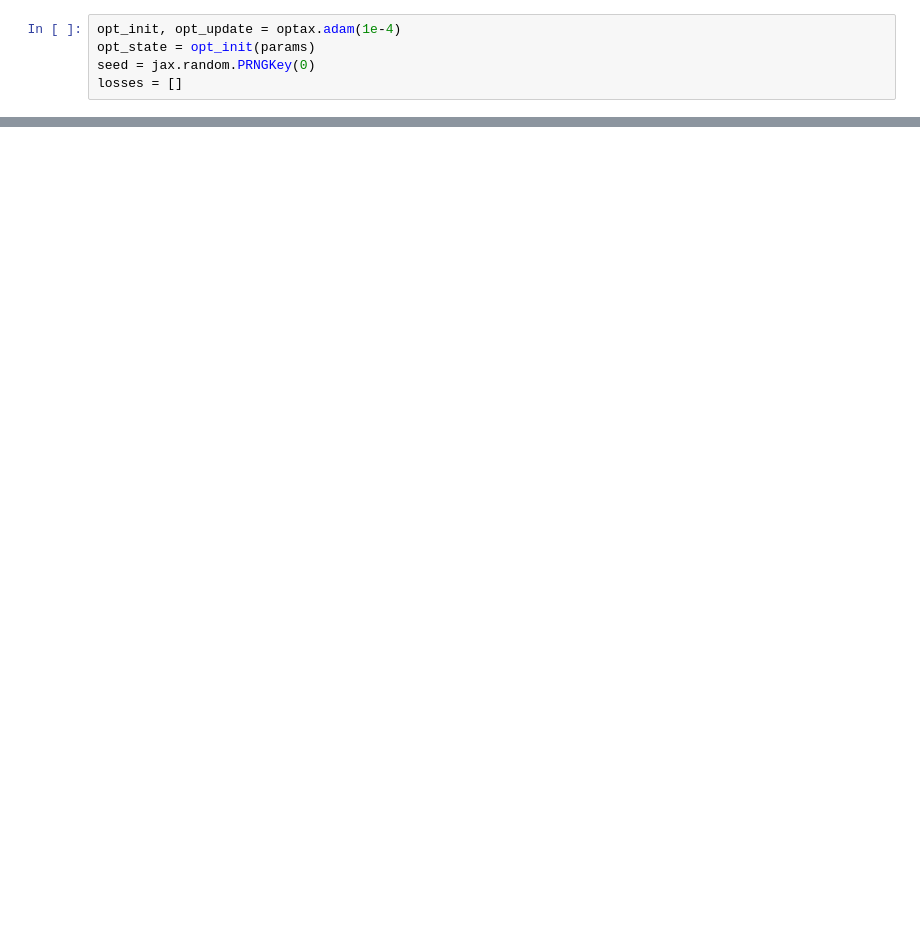
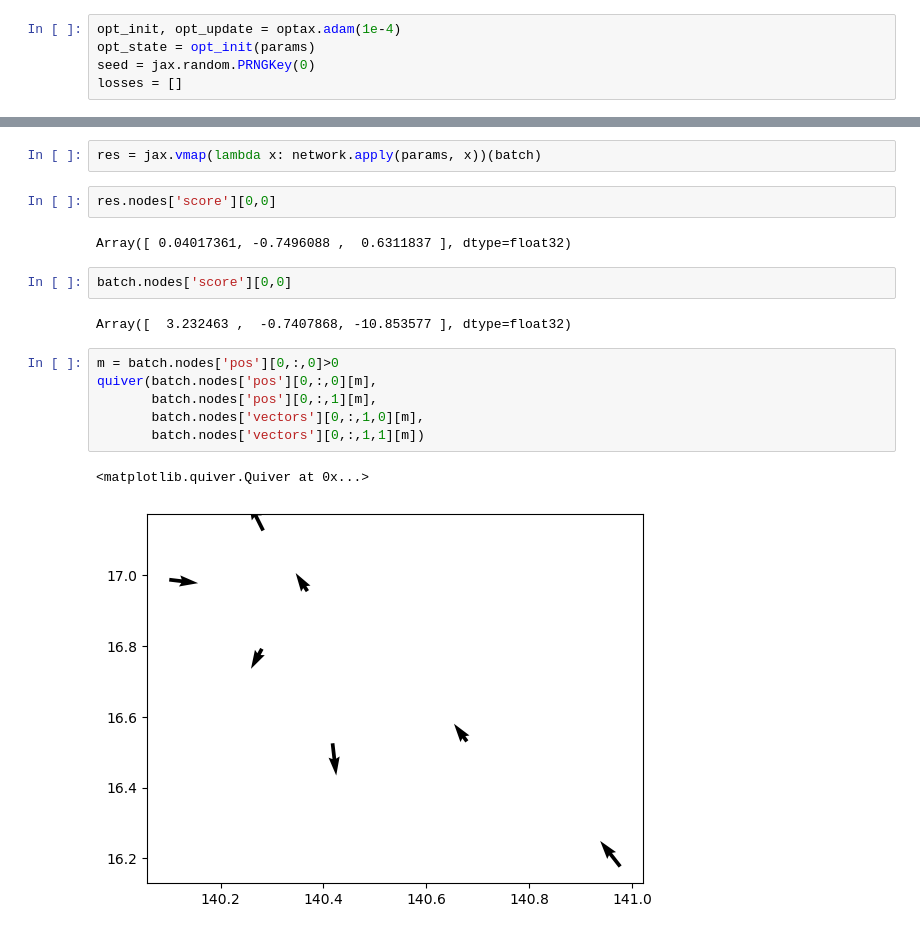
Before and after one commit to McWilliamsCenter/DeepGalaxyHaloConnection, a Jupyter notebook: notebooks/TrivialAlignments.ipynb, the cells around one changed output, grey strips where cells are left out. Drawn from its saved outputs; the diff is of its cells as text; blank space fills up the shorter version.

```diff
--- a/notebooks/TrivialAlignments.ipynb
+++ b/notebooks/TrivialAlignments.ipynb
@@ -196,0 +270,19 @@ params, opt_state, l = update(params, opt_state, batch)
+# %%
+res = jax.vmap(lambda x: network.apply(params, x))(batch)
+# %%
+res.nodes['score'][0,0]
+# %% [output]
+Array([ 0.04017361, -0.7496088 ,  0.6311837 ], dtype=float32)
+# %%
+batch.nodes['score'][0,0]
+# %% [output]
+Array([  3.232463 ,  -0.7407868, -10.853577 ], dtype=float32)
+# %%
+m = batch.nodes['pos'][0,:,0]>0
+quiver(batch.nodes['pos'][0,:,0][m],
+       batch.nodes['pos'][0,:,1][m],
+       batch.nodes['vectors'][0,:,1,0][m],
+       batch.nodes['vectors'][0,:,1,1][m])
+# %% [output]
+<matplotlib.quiver.Quiver at 0x...>
+[figure, added]
```
Also changed, not shown: parts of 21 cells of this notebook, 1 other file.
